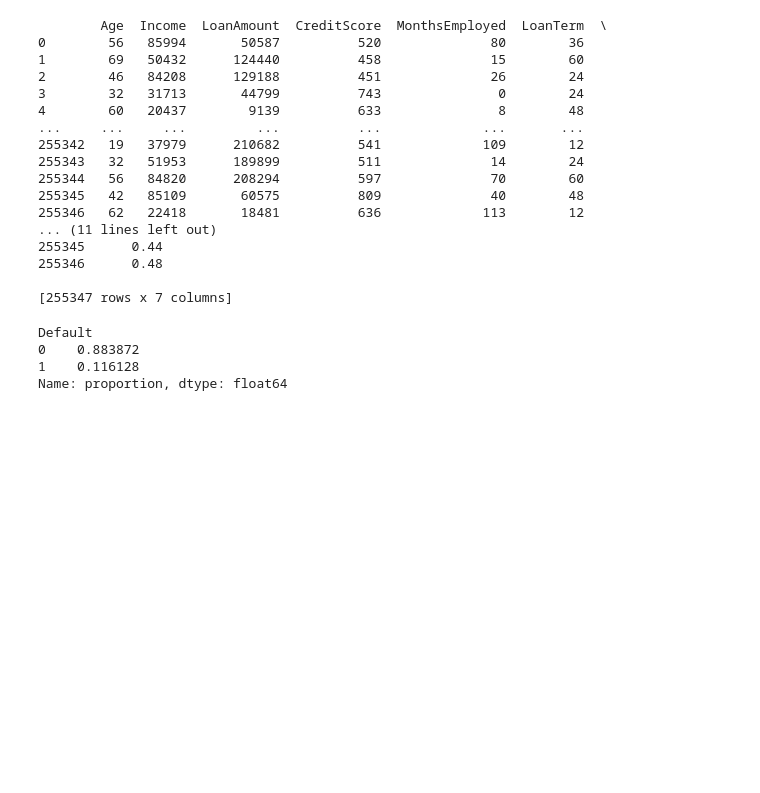
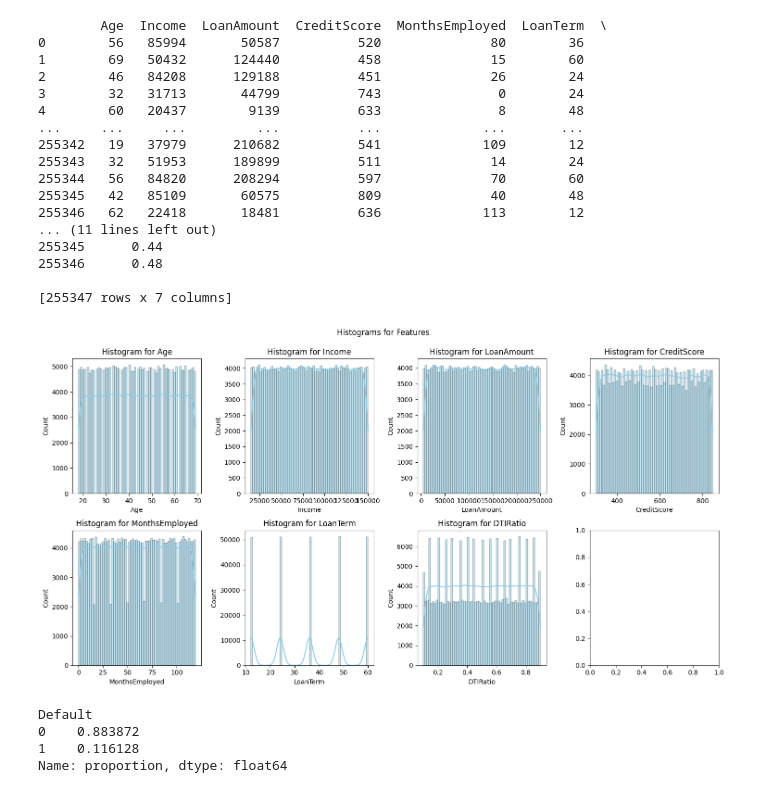
Before and after one commit to Akuien/AILoan, a Jupyter notebook: loanProject/model.ipynb, the cells around one changed output. Drawn from its saved outputs; the diff is of its cells as text; code cells hidden in the pictures; blank space fills up the shorter version.

```diff
--- a/loanProject/model.ipynb
+++ b/loanProject/model.ipynb
@@ -156,6 +149,27 @@ print(X)
 255346      0.48
 
 [255347 rows x 7 columns]
+# %%
+features = ['Age', 'Income', 'LoanAmount', 'CreditScore', 'MonthsEmployed', 'LoanTerm', 'DTIRatio']
+fig, axes = plt.subplots(nrows=2, ncols=4, figsize=(15, 8))
+fig.suptitle('Histograms for Features')
+
+# Flatten the axes array for easier iteration
+axes = axes.flatten()
+
+# Create histograms for each feature
+for i, feature in enumerate(features):
+    sns.histplot(df[feature], kde=True, ax=axes[i], color='skyblue')
+    axes[i].set_title(f'Histogram for {feature}')
+
+# Adjust layout
+plt.tight_layout()
+plt.subplots_adjust(top=0.9)
+
+# Show the plot
+plt.show()
+# %% [output]
+[figure, added]
 # %%
 Y.value_counts(normalize=True)
 # %% [output]
```
Also changed, not shown: parts of 1 cell of this notebook.
